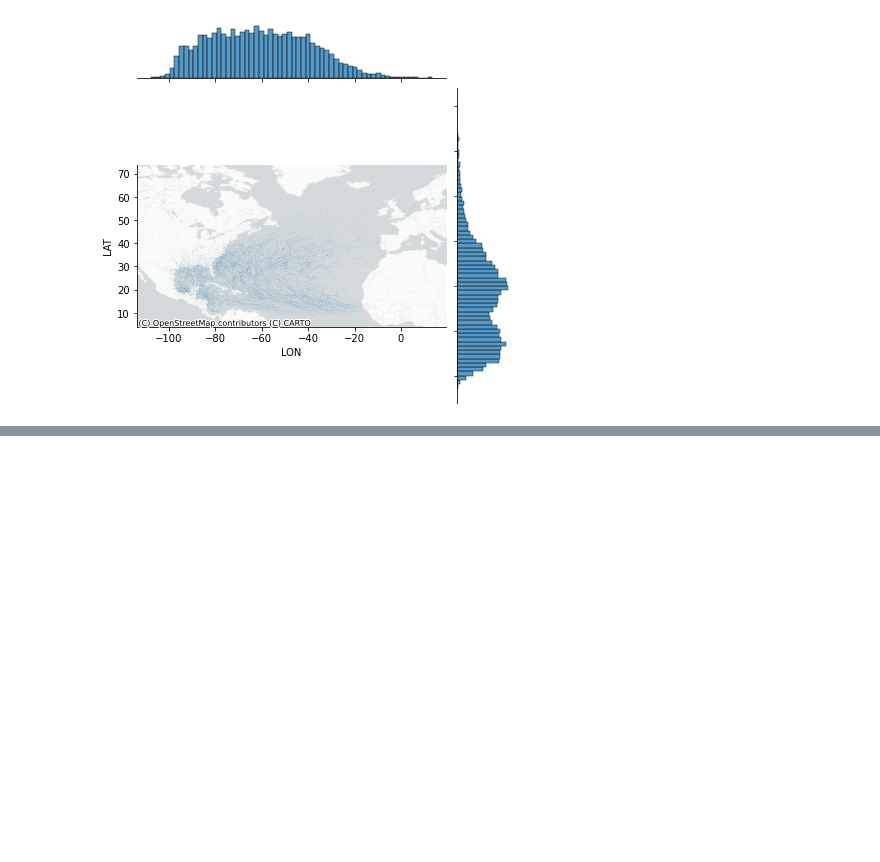
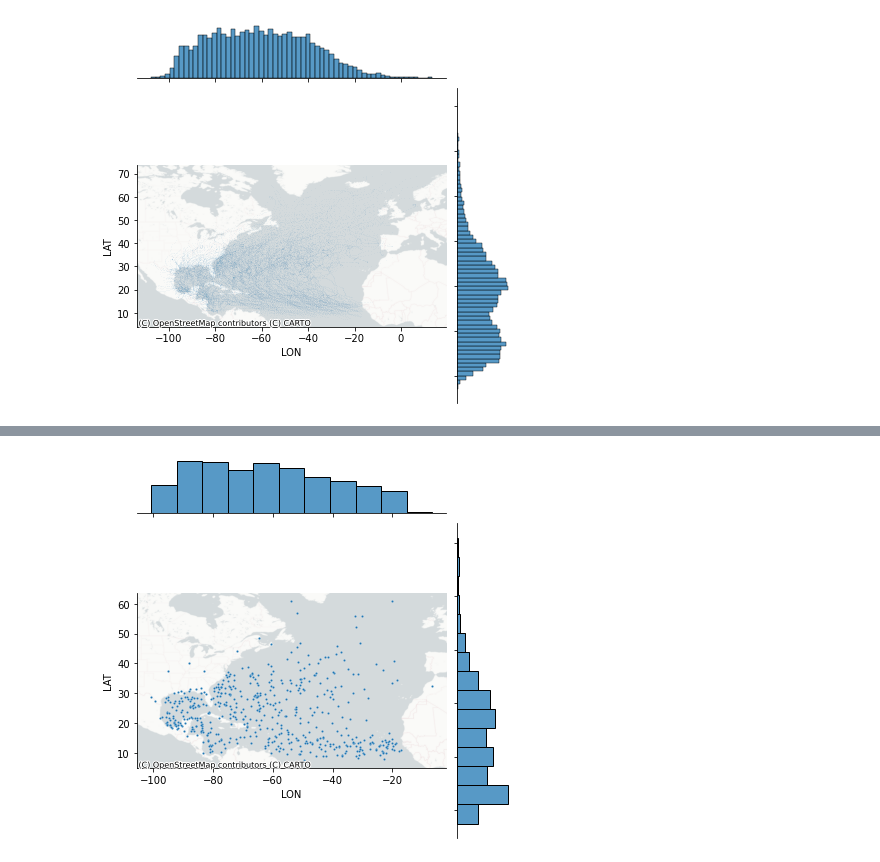
Before and after one commit to daniduce/Final-Project, a Jupyter notebook: Final_Project_Data_Analysis.ipynb, the cells around one changed output, grey strips where cells are left out. Drawn from its saved outputs; the diff is of its cells as text; code cells hidden in the pictures; blank space fills up the shorter version.

Commit message:
modify db queries, create combined summary

```diff
--- a/Final_Project_Data_Analysis.ipynb
+++ b/Final_Project_Data_Analysis.ipynb
@@ -216 +226,14 @@ df_na_storms_summary
+# %%
+#Map Summary dataframe and add basemap with scatterplot
+
+joint_axes = sb.jointplot(
+    x='LON', y='LAT', data=df_na_storms_summary, s=5
+)
+contextily.add_basemap(
+    joint_axes.ax_joint,
+    crs="EPSG:4326",
+    source=contextily.providers.CartoDB.PositronNoLabels
+);
+# %% [output]
+[figure, added]
 # %%
```
Also changed, not shown: parts of 27 cells of this notebook, 8 other files.
